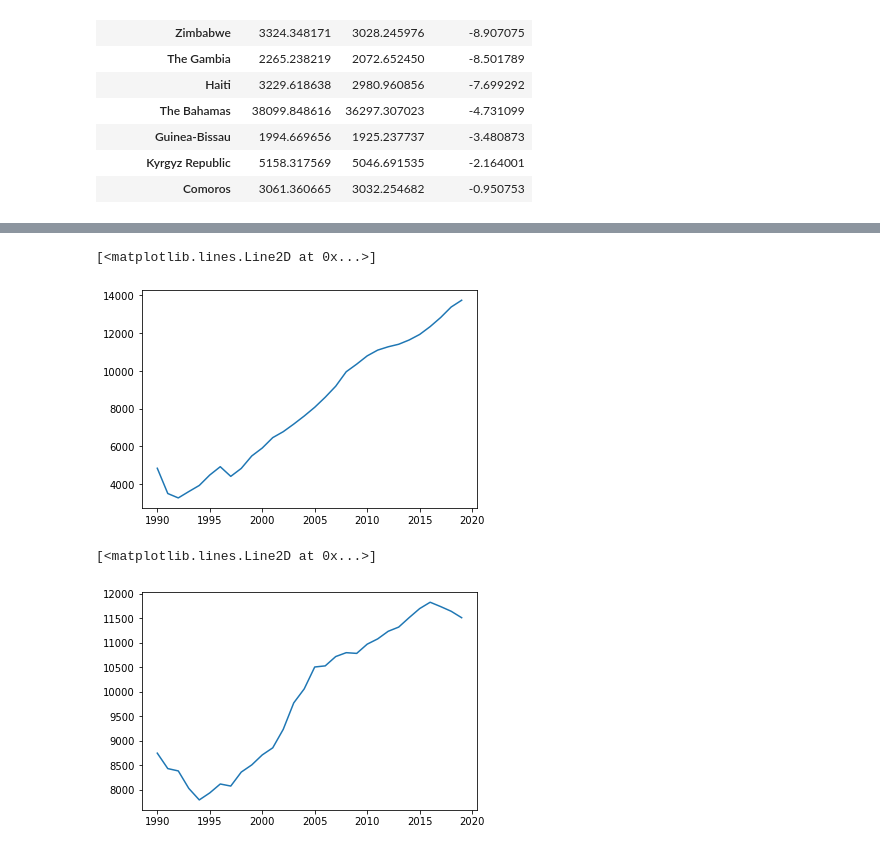
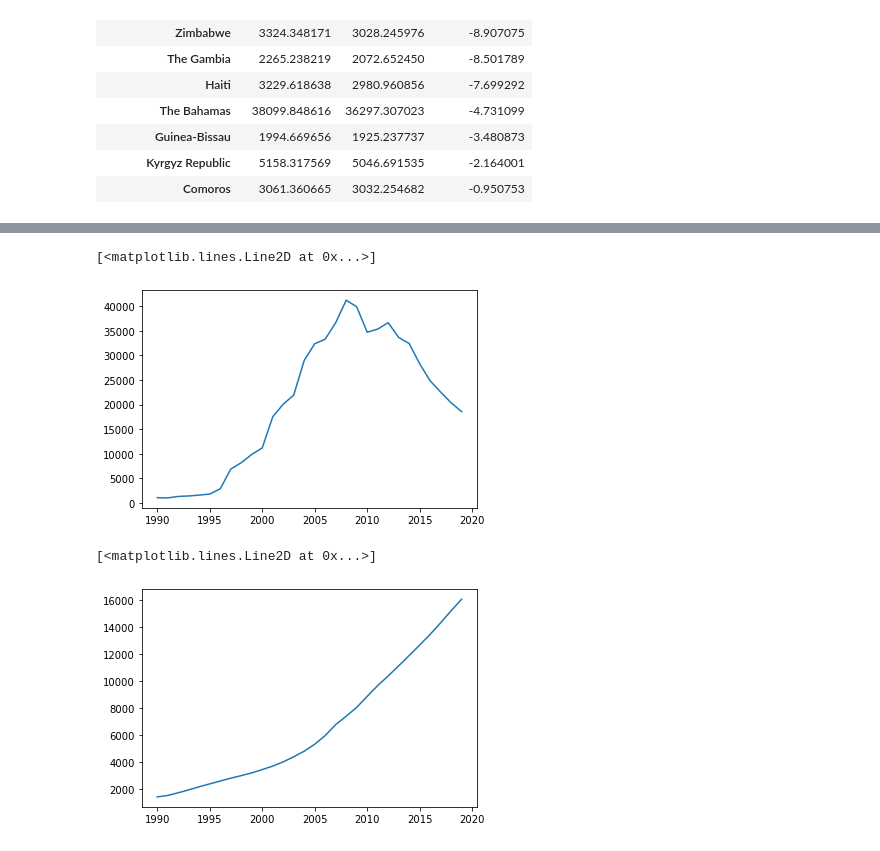
Before and after one commit to Claytor/exploratory_analysis_of_un_data, a Jupyter notebook: notebooks/UN Data Exploration.ipynb, the cells around one changed output, grey strips where cells are left out. Drawn from its saved outputs; the diff is of its cells as text; code cells hidden in the pictures.

Commit message:
Finished 16. Corrected a previous error.  Probably spent way too much time trying to make a combined line plot

```diff
--- a/notebooks/UN Data Exploration.ipynb
+++ b/notebooks/UN Data Exploration.ipynb
@@ -239,15 +250,15 @@ Name: Percent_Change, dtype: float64
 # %%
-# Albania
-gdp_High = gdp_df.loc[gdp_df['Country'] == 'Albania']
+# Equatorial Guinea
+gdp_High = gdp_df.loc[gdp_df['Country'] == 'Equatorial Guinea']
 plt.plot(gdp_High["Year"], gdp_High["GDP_Per_Capita"])
 # %% [output]
 [<matplotlib.lines.Line2D at 0x...>]
-[figure, old version]
+[figure, new version]
 # %%
-# Algeria
-gdp_High2 = gdp_df.loc[gdp_df['Country'] == 'Algeria']
+# China
+gdp_High2 = gdp_df.loc[gdp_df['Country'] == 'China']
 
 plt.plot(gdp_High2["Year"], gdp_High2["GDP_Per_Capita"])
 # %% [output]
 [<matplotlib.lines.Line2D at 0x...>]
-[figure, old version]
+[figure, new version]
```
Also changed, not shown: parts of 3 cells of this notebook.
